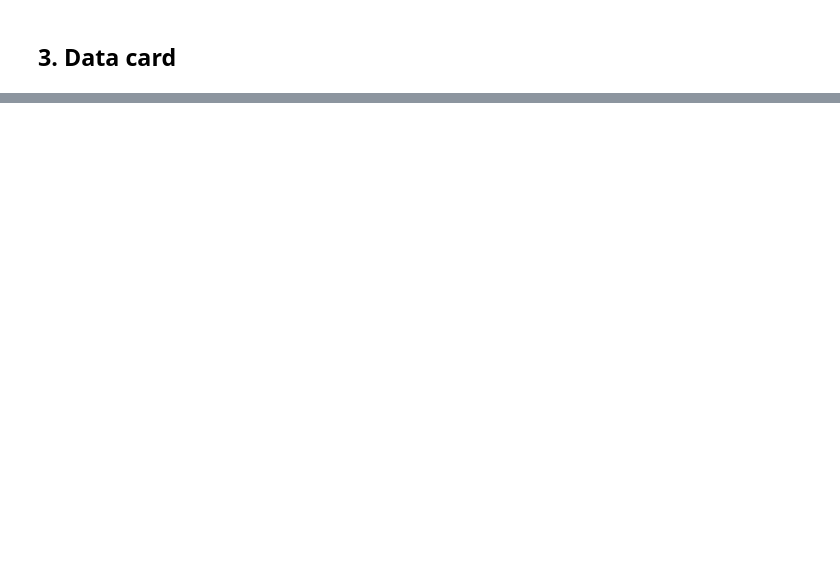
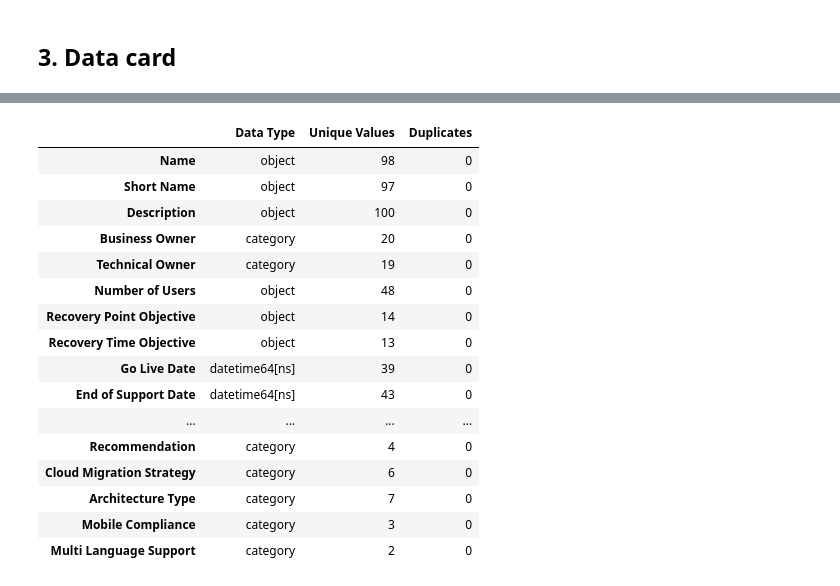
Before and after one commit to syedfaiqueali/Kaggle-Notebooks, a Jupyter notebook: data-cleaning.ipynb, the cells around one changed output, grey strips where cells are left out. Drawn from its saved outputs; the diff is of its cells as text; code cells hidden in the pictures; blank space fills up the shorter version.

Commit message:
Kaggle Notebook | Data Cleaning | Version 4

```diff
--- a/data-cleaning.ipynb
+++ b/data-cleaning.ipynb
@@ -147,18 +147,14 @@ df_uncleaned.rename(columns=uncleaned_column_new_names, inplace=True)
 ### 2. Convert column types w.r.t to the metadata defined attribute type
 1. Go here...
 # %%
-# new_test_df = df_uncleaned
-
-# for column in metadata_json.attributes:
-#     if new_test_df['attribute_name'] in map(str.strip, new_test_df.columns):
+for column in metadata_json.attributes:
+    if column['attribute_name'] in df_uncleaned.columns:
 #         if column['data_type'].lower() == "string":
 #             new_test_df[column["attribute_name"]] = df_uncleaned[column["attribute_name"]].astype(str)
 #         elif column['data_type'].lower() == "int":
 #             new_test_df["attribute_name"] = df_uncleaned[column["attribute_name"]].apply(lambda x: int(x.replace(',', '')) if isinstance(x, str) and ',' in x else x)
-#     #         new_test_df[column["attribute_name"]] = df_uncleaned[column["attribute_name"]].fillna(-1).astype(int)
-#         elif column['data_type'].lower() == "enum":
-#             new_test_df[column["attribute_name"]] = df_uncleaned[column["attribute_name"]].astype('category')
-#         elif column['data_type'].lower() == "date":
-#             new_test_df[column["attribute_name"]] = df_uncleaned[column["attribute_name"]].astype('datetime64[ns]')
-#         else:
-#             print("No Type found")
+#             new_test_df[column["attribute_name"]] = df_uncleaned[column["attribute_name"]].fillna(-1).astype(int)
+        if column['data_type'].lower() == "enum":
+            df_uncleaned[column["attribute_name"]] = df_uncleaned[column["attribute_name"]].astype('category')
+        elif column['data_type'].lower() == "date":
+            df_uncleaned[column["attribute_name"]] = df_uncleaned[column["attribute_name"]].astype('datetime64[ns]')
@@ -189,22 +185,12 @@ memory usage: 20.4+ KB
 summary = df_uncleaned.describe()
 
 # Data Completeness
-completeness = df_uncleaned.isnull().mean() * 100  # Percentage of missing values per column
+completeness = (df_uncleaned.isnull().mean() * 100).rename('Missing Values %')  # Percentage of missing values per column
+completeness = pd.DataFrame(completeness)  # Convert completeness Series to DataFrame
 
 # Quality Issues
-quality_issues = {
-    'dtype': df_uncleaned.dtypes,                  # Data types of columns
-    'unique_values': df_uncleaned.nunique(),       # Count of unique values per column
-    'duplicates': df_uncleaned.duplicated().sum()  # Count of duplicate rows
-}
-
-# Display results
-print("Scorecard Summary:")
-print(summary)
-print("\nData Completeness: (Missing Values %)")
-print(completeness)
-print("\nQuality Issues:")
-for key, value in quality_issues.items():
-    print(f"{key}:")
-    print(value)
-    print()
+quality_issues = pd.DataFrame({
+    'Data Type': df_uncleaned.dtypes,
+    'Unique Values': df_uncleaned.nunique(),
+    'Duplicates': df_uncleaned.duplicated().sum()
+})
@@ -228,0 +228,20 @@ duplicates:
+# %%
+quality_issues
+# %% [output]
+|  | Data Type | Unique Values | Duplicates |
+| Name | object | 98 | 0 |
+| Short Name | object | 97 | 0 |
+| Description | object | 100 | 0 |
+| Business Owner | category | 20 | 0 |
+| Technical Owner | category | 19 | 0 |
+| Number of Users | object | 48 | 0 |
+| Recovery Point Objective | object | 14 | 0 |
+| Recovery Time Objective | object | 13 | 0 |
+| Go Live Date | datetime64[ns] | 39 | 0 |
+| End of Support Date | datetime64[ns] | 43 | 0 |
+| ... | ... | ... | ... |
+| Recommendation | category | 4 | 0 |
+| Cloud Migration Strategy | category | 6 | 0 |
+| Architecture Type | category | 7 | 0 |
+| Mobile Compliance | category | 3 | 0 |
+| Multi Language Support | category | 2 | 0 |
```
Also changed, not shown: parts of 5 cells of this notebook.
